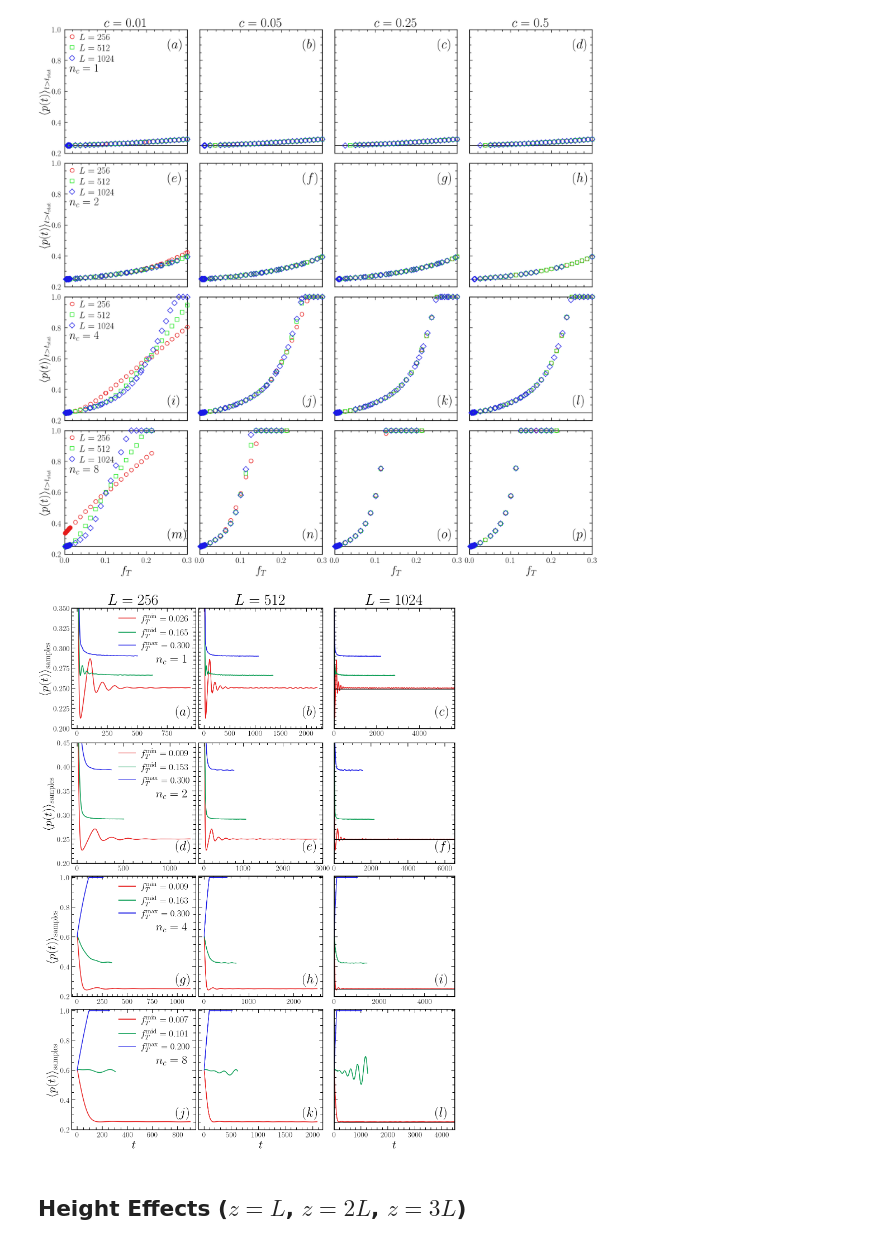
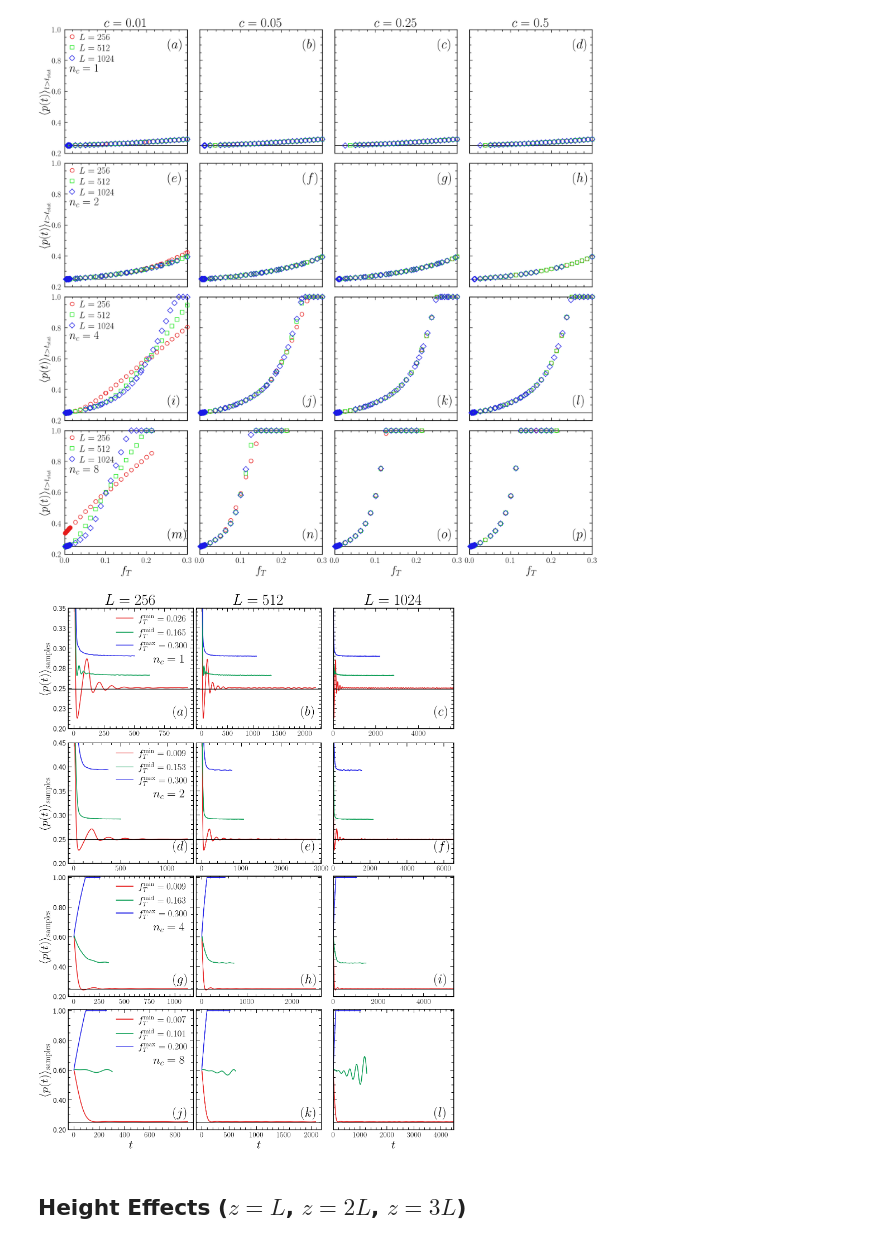
Before and after one commit to JuniorAlencar/self_organization_percolation, a Jupyter notebook: jupyter/parameters_analysis.ipynb, the cells around one changed output. Saved outputs shown, nothing was run; the diff lists cells and outputs as text; code cells hidden in the pictures.

```diff
--- a/jupyter/parameters_analysis.ipynb
+++ b/jupyter/parameters_analysis.ipynb
@@ -335,41 +335,41 @@ for idx_nc, nc in enumerate(nc_lst):
         #     ax.set_ylim(0.2, 0.8)
     ax.set_xlim(0, t_max)
     ax.set_ylim(0.2, y_max)
-    ax.axhline(pc, color='k', ls='solid')
+
     ax.set_box_aspect(1)
 y_min = 0.2
 for i, row in enumerate(axes):
     for ax in row:
         if i == 0:
             ax.set_ylim(y_min, 0.35)
         elif i == 1:
             ax.set_ylim(y_min, 0.45)
         elif i == 2:
             ax.set_ylim(y_min, 1.01)
         elif i == 3:
             ax.set_ylim(y_min, 1.01)
 # =========================
 # Ajustes finais
 # =========================
 for idx, ax in enumerate(axes.flatten()):
-
+    ax.axhline(pc, color='k', ls='solid')
     ax.text(
         0.84,
         0.11,
         labels_fig[idx],
         transform=ax.transAxes,
         fontsize=fs_labels_fig
     )
-
+    ax.yaxis.set_major_formatter(FormatStrFormatter('%.2f'))
 for ax in axes[:, 0]:
     ax.set_ylabel(r'$\langle p(t) \rangle_{\mathrm{samples}}$',fontsize=fs_labels)
 
 for ax in axes[-1, :]:
     ax.set_xlabel(r'$t$',fontsize=fs_labels)
 plt.savefig(f"{results}/p_samples_vs_f_T.png", dpi=300)
 plt.show()
 # %% [output]
-[figure, old version]
+[figure, new version]
 # %% [markdown]
 ## Height Effects ($z=L$, $z=2L$, $z=3L$)
 # %%
```
Also changed, not shown: parts of 6 cells of this notebook, 11 other files.
